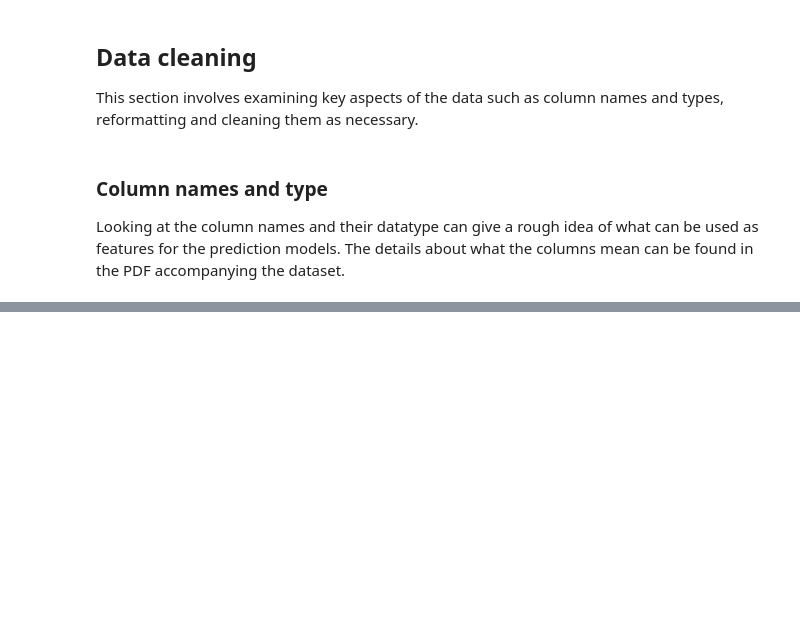
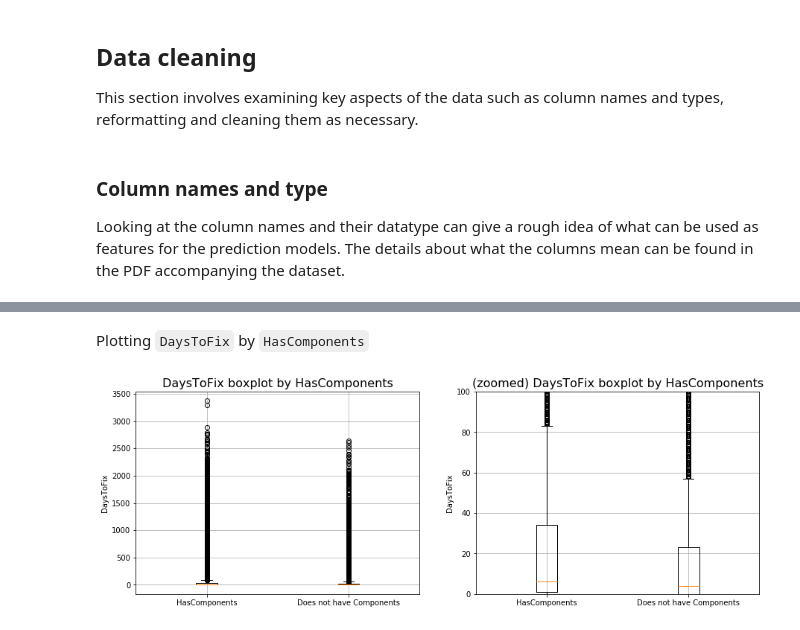
Before and after one commit to winnawat/bugfixtime, a Jupyter notebook: bugfixtime.ipynb, the cells around one changed output, grey strips where cells are left out. Saved outputs shown, nothing was run; the diff lists cells and outputs as text; code cells hidden in the pictures; blank space fills up the shorter version.

```diff
--- a/bugfixtime.ipynb
+++ b/bugfixtime.ipynb
@@ -98,0 +169,6 @@ Looking at the column names and their datatype can give a rough idea of what can
+# %%
+#dropping the priority row with NAN value
+print("bugsdf shape before dropping NAN under 'Priority' column: %s,%s" % bugsdf.shape)
+bugsdf = bugsdf[~bugsdf["Priority"].isna()]
+print("bugsdf shape after dropping NAN under 'Priority' column: %s,%s" % bugsdf.shape)
+# 1 row has been dropped
@@ -98,0 +181,6 @@ Looking at the column names and their datatype can give a rough idea of what can
+# %%
+#dropping the priority row with NAN value
+print("bugsdf shape before dropping NAN under 'Reporter' column: %s,%s" % bugsdf.shape)
+bugsdf = bugsdf[~bugsdf["Reporter"].isna()]
+print("bugsdf shape after dropping NAN under 'Reporter' column: %s,%s" % bugsdf.shape)
+# 1 row has been dropped
@@ -98,0 +199,4 @@ Looking at the column names and their datatype can give a rough idea of what can
+# %%
+bugsdf["DaysToFix"] = bugsdf["ResolutionDate"] - bugsdf["CreationDate"]
+# only taking the days, ignoring the hours.
+bugsdf["DaysToFix"] = bugsdf["DaysToFix"].apply(lambda x: x.days)
@@ -98,0 +206,23 @@ Looking at the column names and their datatype can give a rough idea of what can
+# %%
+bugsdf["HasComponents"] = bugsdf.apply(lambda x: False if pd.isnull(x["Components"]) else True, axis=1)
+# %% [markdown]
+Plotting `DaysToFix` by `HasComponents`
+# %%
+withcomponents = bugsdf[bugsdf["HasComponents"] == True]["DaysToFix"].values
+withoutcomponents = bugsdf[bugsdf["HasComponents"] == False]["DaysToFix"].values
+
+fig, (ax1, ax2) =  plt.subplots(1,2, figsize = (15,5))
+ax1.boxplot(np.array([withcomponents,withoutcomponents]))
+ax1.set_title("DaysToFix boxplot by HasComponents", fontsize=16)
+ax1.set_xticklabels(['HasComponents', 'Does not have Components'])
+ax1.set_ylabel("DaysToFix")
+ax1.grid()
+
+ax2.boxplot(np.array([withcomponents,withoutcomponents]))
+ax2.set_ylim(0,100)
+ax2.set_title("(zoomed) DaysToFix boxplot by HasComponents", fontsize=16)
+ax2.set_xticklabels(['HasComponents', 'Does not have Components'])
+ax2.set_ylabel("DaysToFix")
+ax2.grid();
+# %% [output]
+[figure, added]
```
Also changed, not shown: parts of 23 cells of this notebook.
